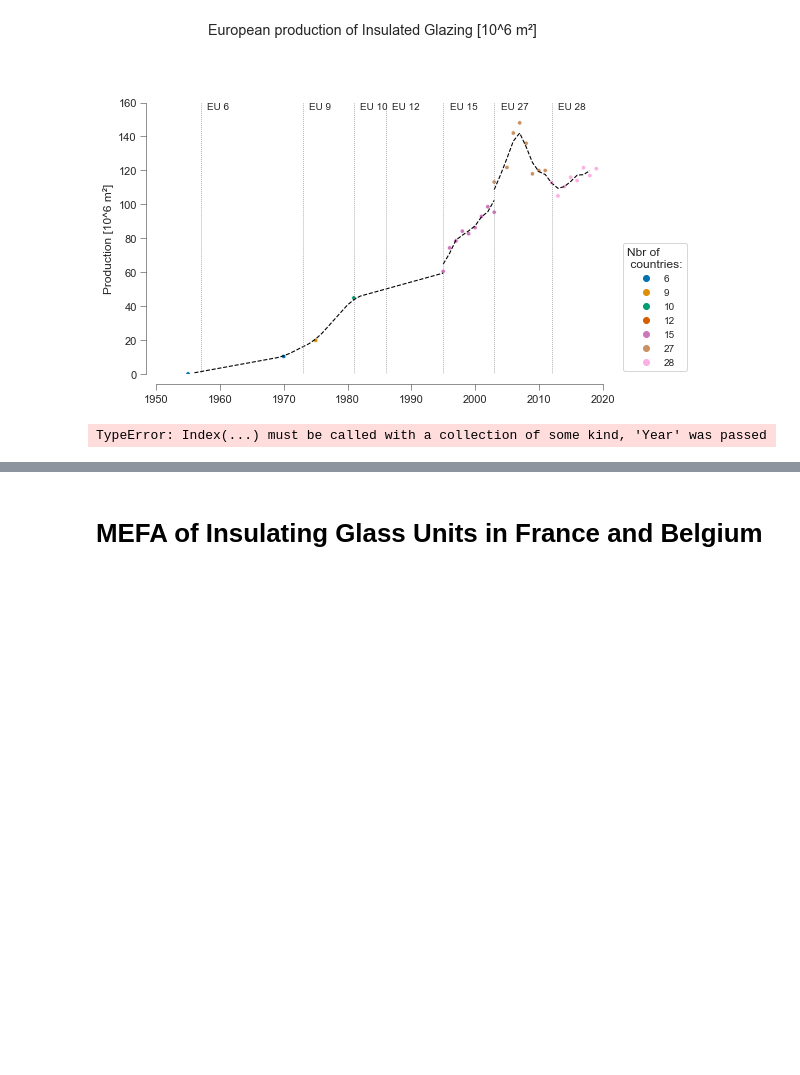
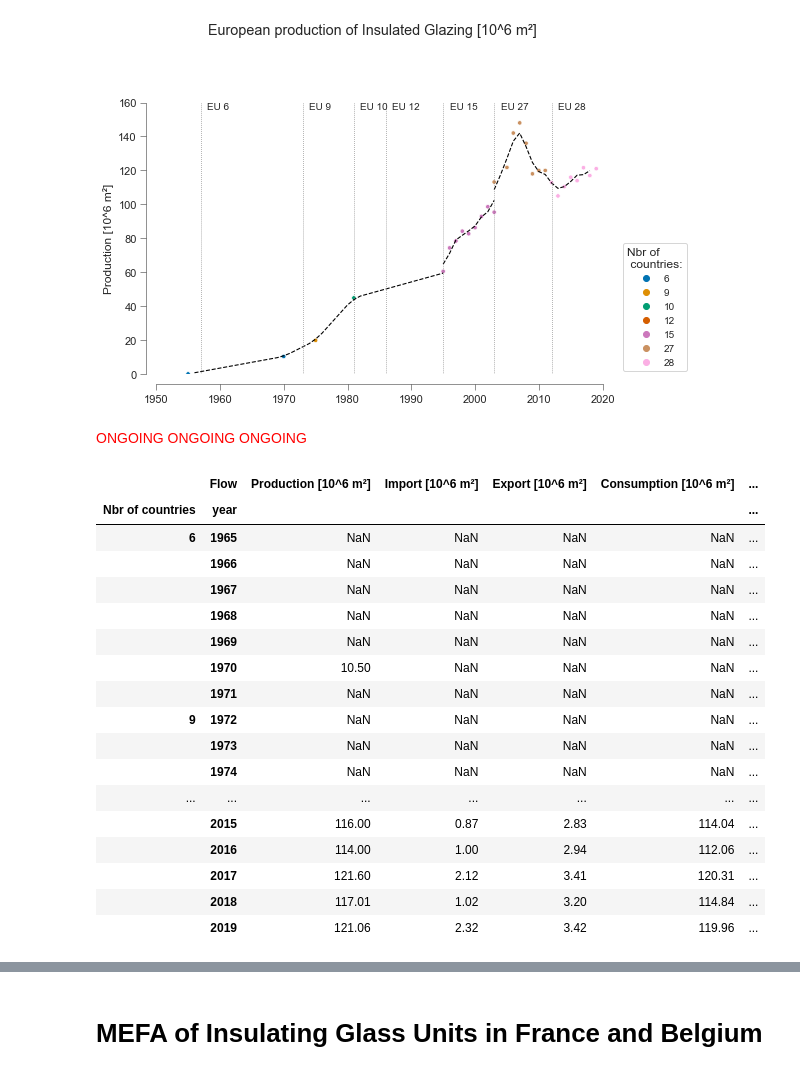
Before and after one commit to JeanSouv/01_MFA_GlassIndustry, a Jupyter notebook: MFA_IGU.ipynb, the cells around one changed output, grey strips where cells are left out. Drawn from its saved outputs; the diff is of its cells as text; code cells hidden in the pictures; blank space fills up the shorter version.

```diff
--- a/MFA_IGU.ipynb
+++ b/MFA_IGU.ipynb
@@ -653,10 +653,8 @@ plt.show()
 # fig.savefig(os.path.join(path_img, 'European production of flat glass.pdf'))
 # %% [output]
 [figure]
+# %% [markdown]
+<font color='red'>ONGOING ONGOING ONGOING</font>
 # %%
-years = list(np.arange(1945, 2021))
-IGU_Use = pd.DataFrame(years, columns='Year')
-
-IGU_Use
+IGU_Use = (pd.DataFrame({'Year': list(np.arange(1945, 2021))})
+           .set_index('Year'))
-# %% [output]
-TypeError: Index(...) must be called with a collection of some kind, 'Year' was passed
@@ -662,0 +674,21 @@ TypeError: Index(...) must be called with a collection of some kind, 'Year' was
+# %%
+EU_IGU[20:]
+# %% [output]
+|  | Flow | Production [10^6 m²] | Import [10^6 m²] | Export [10^6 m²] | Consumption [10^6 m²] | ... |
+| Nbr of countries | year |  |  |  |  | ... |
+| 6 | 1965 | NaN | NaN | NaN | NaN | ... |
+|  | 1966 | NaN | NaN | NaN | NaN | ... |
+|  | 1967 | NaN | NaN | NaN | NaN | ... |
+|  | 1968 | NaN | NaN | NaN | NaN | ... |
+|  | 1969 | NaN | NaN | NaN | NaN | ... |
+|  | 1970 | 10.50 | NaN | NaN | NaN | ... |
+|  | 1971 | NaN | NaN | NaN | NaN | ... |
+| 9 | 1972 | NaN | NaN | NaN | NaN | ... |
+|  | 1973 | NaN | NaN | NaN | NaN | ... |
+|  | 1974 | NaN | NaN | NaN | NaN | ... |
+| ... | ... | ... | ... | ... | ... | ... |
+|  | 2015 | 116.00 | 0.87 | 2.83 | 114.04 | ... |
+|  | 2016 | 114.00 | 1.00 | 2.94 | 112.06 | ... |
+|  | 2017 | 121.60 | 2.12 | 3.41 | 120.31 | ... |
+|  | 2018 | 117.01 | 1.02 | 3.20 | 114.84 | ... |
+|  | 2019 | 121.06 | 2.32 | 3.42 | 119.96 | ... |
```
Also changed, not shown: parts of 31 cells of this notebook, 1 other file.
